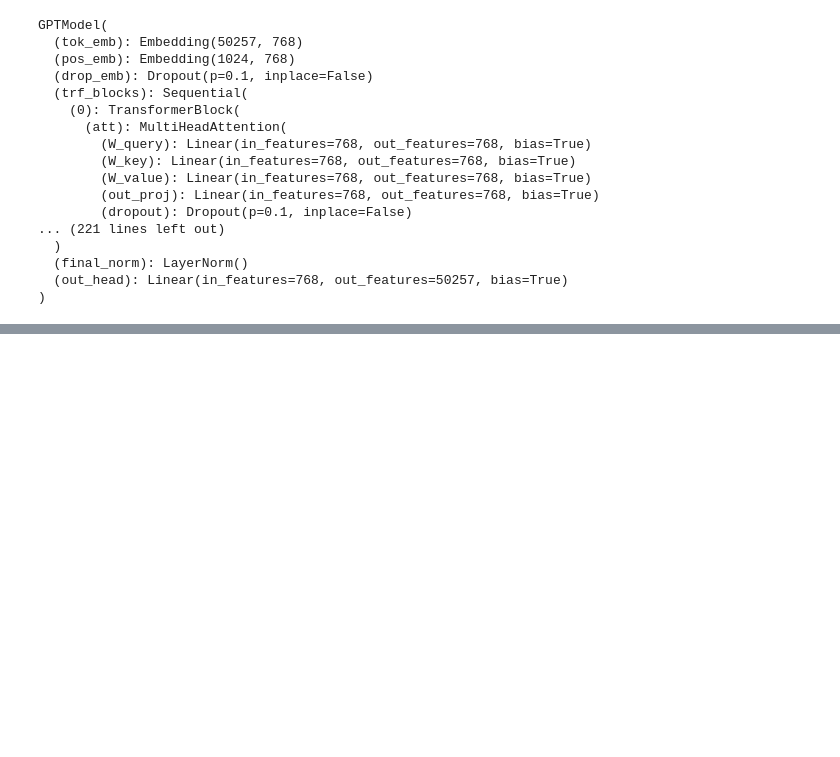
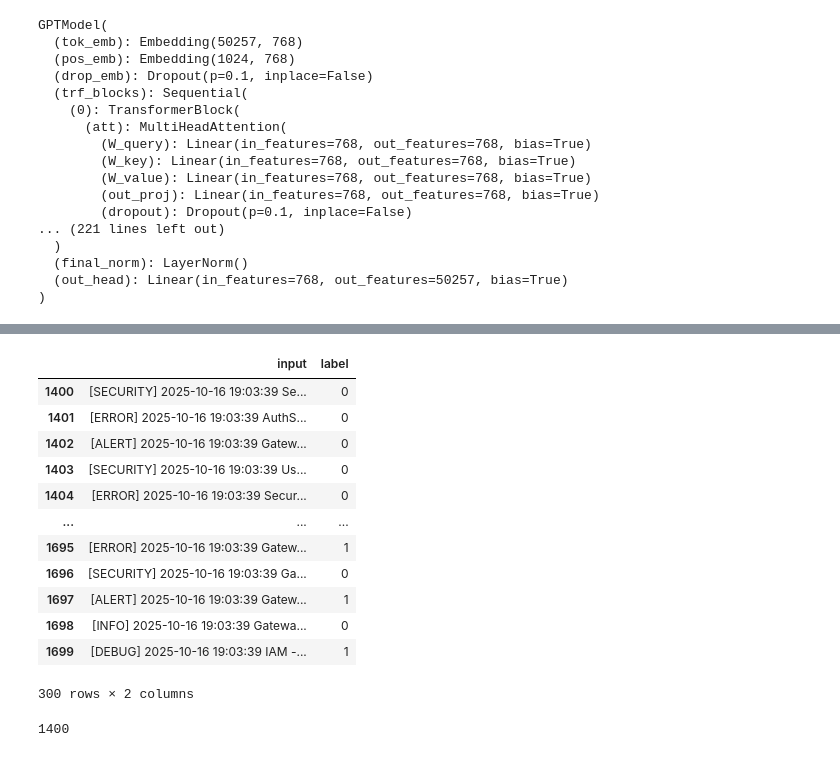
Before and after one commit to kumar-sanchay/llm-model-code, a Jupyter notebook: gpt2_llm.ipynb, the cells around one changed output, grey strips where cells are left out. Saved outputs shown, nothing was run; the diff lists cells and outputs as text; code cells hidden in the pictures; blank space fills up the shorter version.

```diff
--- a/gpt2_llm.ipynb
+++ b/gpt2_llm.ipynb
@@ -1085,0 +1159,16 @@ token_ids_to_text(token_ids, tokenizer)
+# %%
+validation_df
+# %% [output]
+|  | input | label |
+| 1400 | [SECURITY] 2025-10-16 19:03:39 Se... | 0 |
+| 1401 | [ERROR] 2025-10-16 19:03:39 AuthS... | 0 |
+| 1402 | [ALERT] 2025-10-16 19:03:39 Gatew... | 0 |
+| 1403 | [SECURITY] 2025-10-16 19:03:39 Us... | 0 |
+| 1404 | [ERROR] 2025-10-16 19:03:39 Secur... | 0 |
+| ... | ... | ... |
+| 1695 | [ERROR] 2025-10-16 19:03:39 Gatew... | 1 |
+| 1696 | [SECURITY] 2025-10-16 19:03:39 Ga... | 0 |
+| 1697 | [ALERT] 2025-10-16 19:03:39 Gatew... | 1 |
+| 1698 | [INFO] 2025-10-16 19:03:39 Gatewa... | 0 |
+| 1699 | [DEBUG] 2025-10-16 19:03:39 IAM -... | 1 |
+300 rows × 2 columns
@@ -1085,0 +1218,4 @@ token_ids_to_text(token_ids, tokenizer)
+# %%
+len(train_dataset)
+# %% [output]
+1400
```
Also changed, not shown: parts of 45 cells of this notebook.
